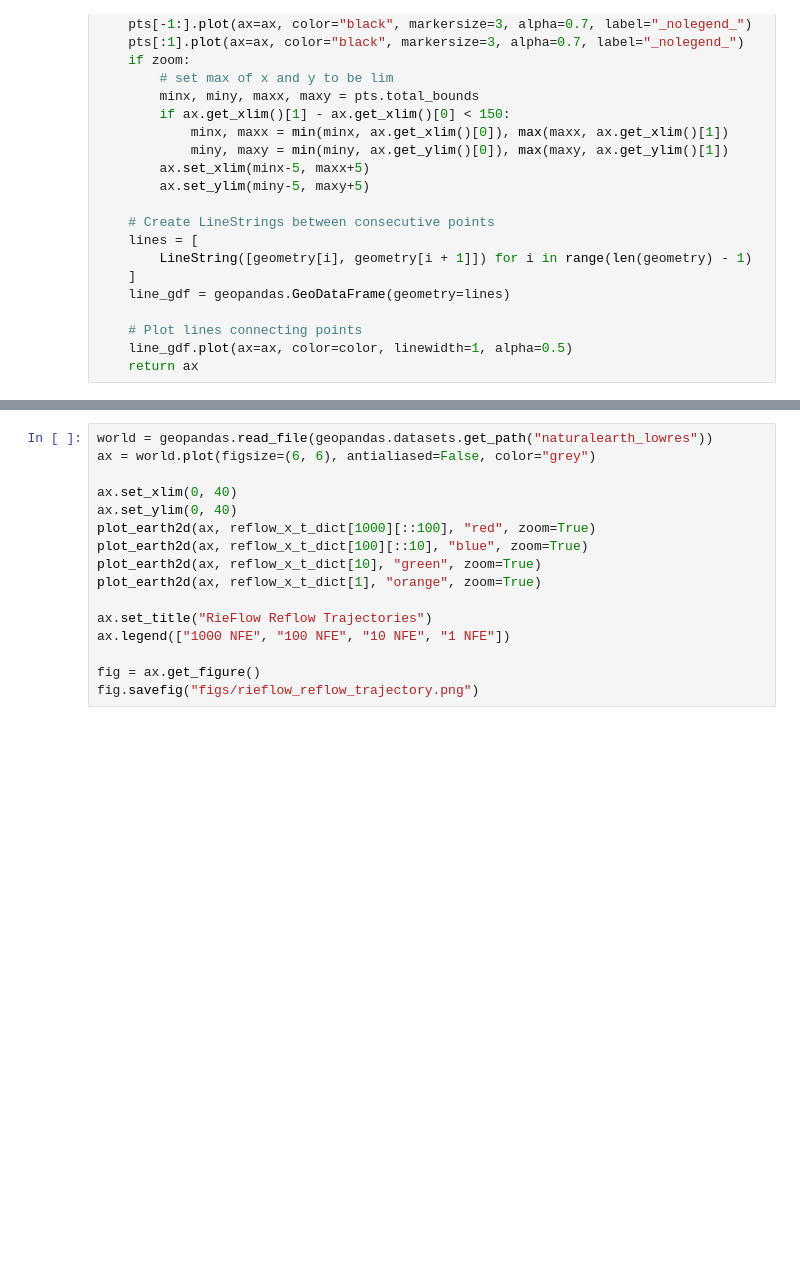
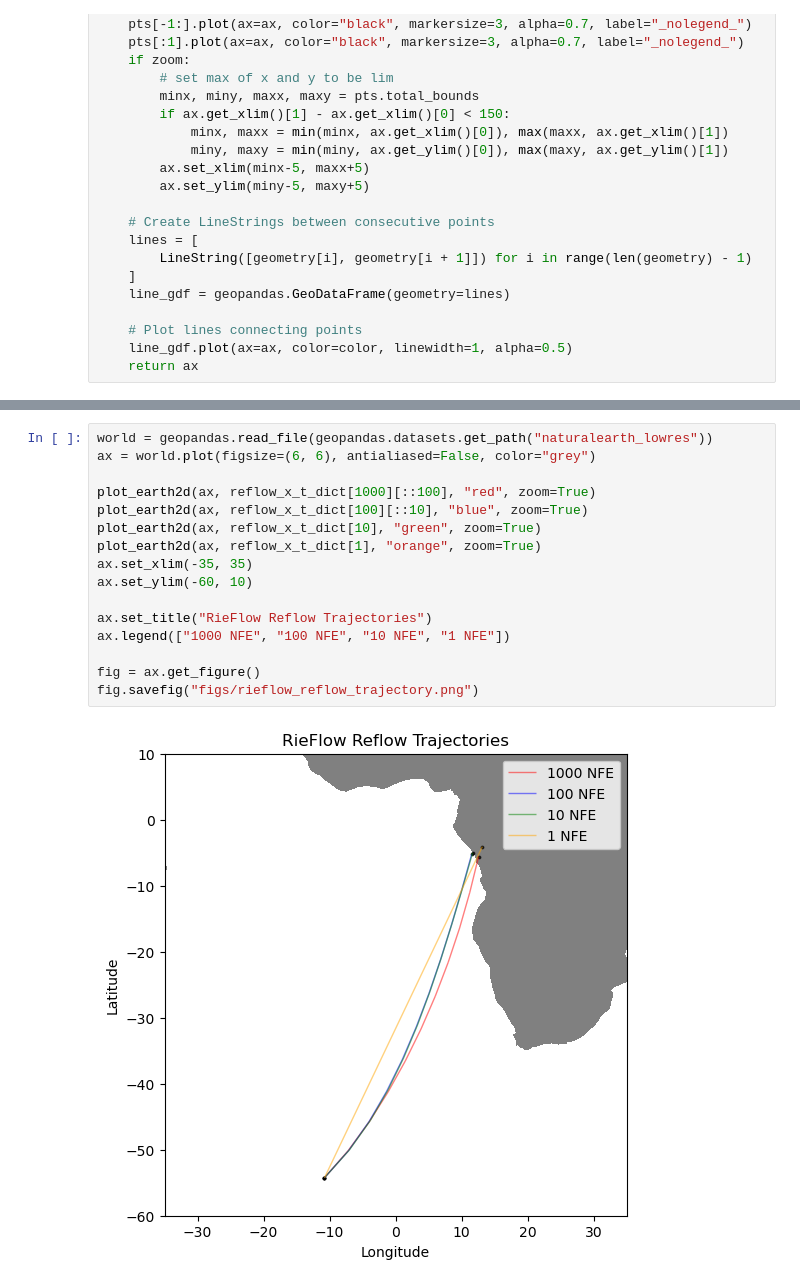
Before and after one commit to yjang43/riemannian-fm, a Jupyter notebook: eval_flow.ipynb, the cells around one changed output, grey strips where cells are left out. Drawn from its saved outputs; the diff is of its cells as text; blank space fills up the shorter version.

```diff
--- a/eval_flow.ipynb
+++ b/eval_flow.ipynb
@@ -83,16 +85,18 @@ fig.savefig("figs/rieflow_trajectory.png")
 # %%
 world = geopandas.read_file(geopandas.datasets.get_path("naturalearth_lowres"))
 ax = world.plot(figsize=(6, 6), antialiased=False, color="grey")
 
-ax.set_xlim(0, 40)
-ax.set_ylim(0, 40)
 plot_earth2d(ax, reflow_x_t_dict[1000][::100], "red", zoom=True)
 plot_earth2d(ax, reflow_x_t_dict[100][::10], "blue", zoom=True)
 plot_earth2d(ax, reflow_x_t_dict[10], "green", zoom=True)
 plot_earth2d(ax, reflow_x_t_dict[1], "orange", zoom=True)
+ax.set_xlim(-35, 35)
+ax.set_ylim(-60, 10)
 
 ax.set_title("RieFlow Reflow Trajectories")
 ax.legend(["1000 NFE", "100 NFE", "10 NFE", "1 NFE"])
 
 fig = ax.get_figure()
 fig.savefig("figs/rieflow_reflow_trajectory.png")
+# %% [output]
+[figure, added]
```
Also changed, not shown: parts of 2 cells of this notebook, 1 other file.
